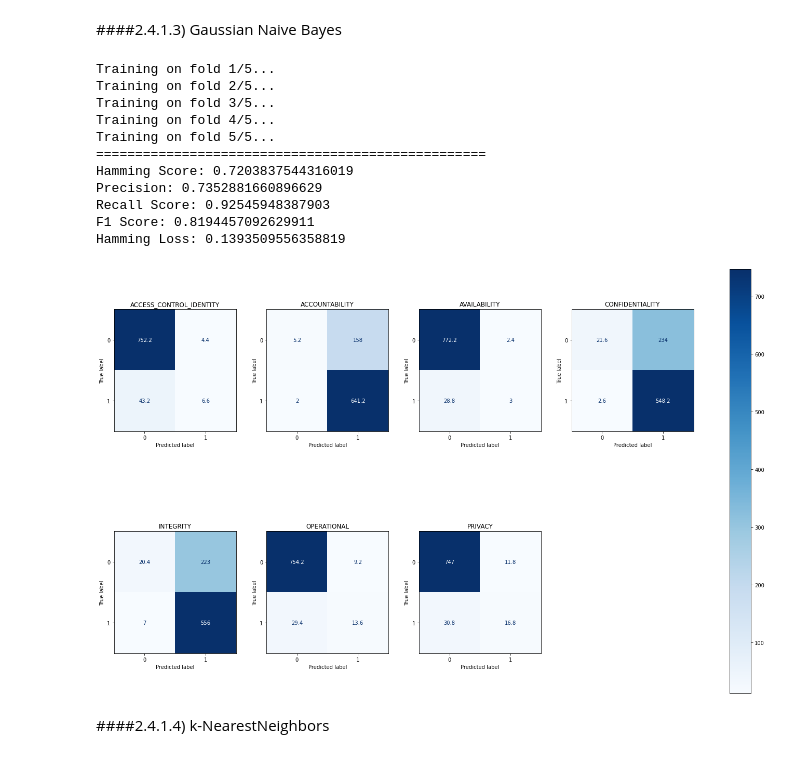
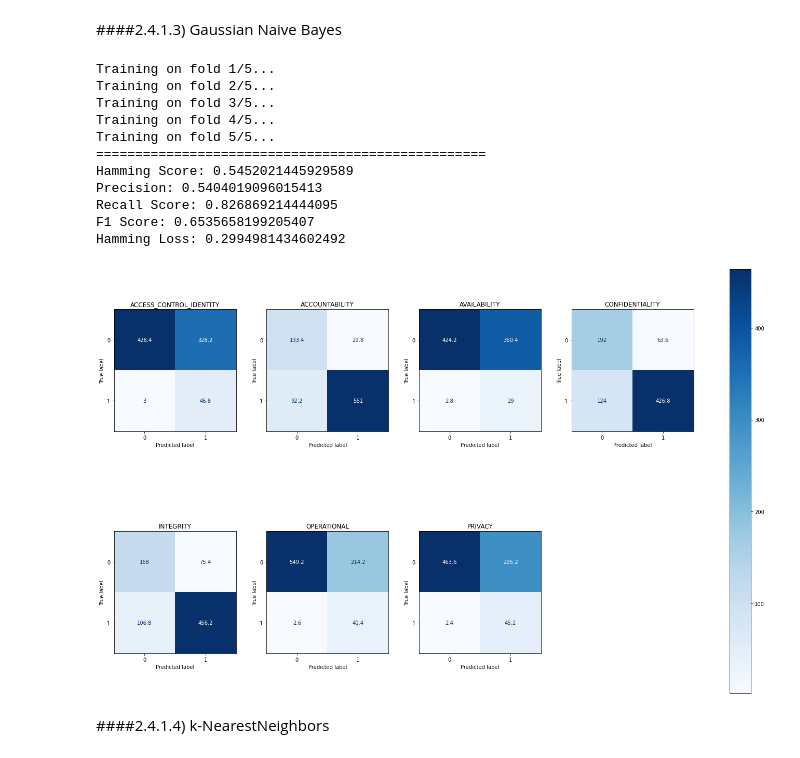
Before and after one commit to xDaryamo/NFR-Security-Extraction-Classification, a Jupyter notebook: NFR_Classification_Categorization_Tfidf.ipynb, the cells around one changed output. Saved outputs shown, nothing was run; the diff lists cells and outputs as text; code cells hidden in the pictures.

```diff
--- a/NFR_Classification_Categorization_Tfidf.ipynb
+++ b/NFR_Classification_Categorization_Tfidf.ipynb
@@ -685,29 +703,29 @@ Hamming Loss: 0.11192463849856822
 # %% [markdown]
 ####2.4.1.3) Gaussian Naive Bayes
 # %%
-model = GaussianNB(var_smoothing=1.0)
+model = GaussianNB(var_smoothing=0.01)
 ham_score, prec_score, rec_score, f_score, ham_loss, conf_matrix = build_model(model, BinaryRelevance, X, y)
 
 print('='*50)
 print("Hamming Score: " + str(np.mean(ham_score)))
 print("Precision: " + str(np.mean(prec_score)))
 print("Recall Score: " + str(np.mean(rec_score)))
 print("F1 Score: " + str(np.mean(f_score)))
 print("Hamming Loss: " + str(np.mean(ham_loss)))
 plot_confusion_matrix(np.mean(conf_matrix, axis=0))
 # %% [output]
 Training on fold 1/5...
 Training on fold 2/5...
 Training on fold 3/5...
 Training on fold 4/5...
 Training on fold 5/5...
 ==================================================
-Hamming Score: 0.7203837544316019
-Precision: 0.7352881660896629
-Recall Score: 0.92545948387903
-F1 Score: 0.8194457092629911
-Hamming Loss: 0.1393509556358819
+Hamming Score: 0.5452021445929589
+Precision: 0.5404019096015413
+Recall Score: 0.826869214444095
+F1 Score: 0.6535658199205407
+Hamming Loss: 0.2994981434602492
-[figure, old version]
+[figure, new version]
 # %% [markdown]
 ####2.4.1.4) k-NearestNeighbors
 # %%
```
Also changed, not shown: parts of 34 cells of this notebook.
